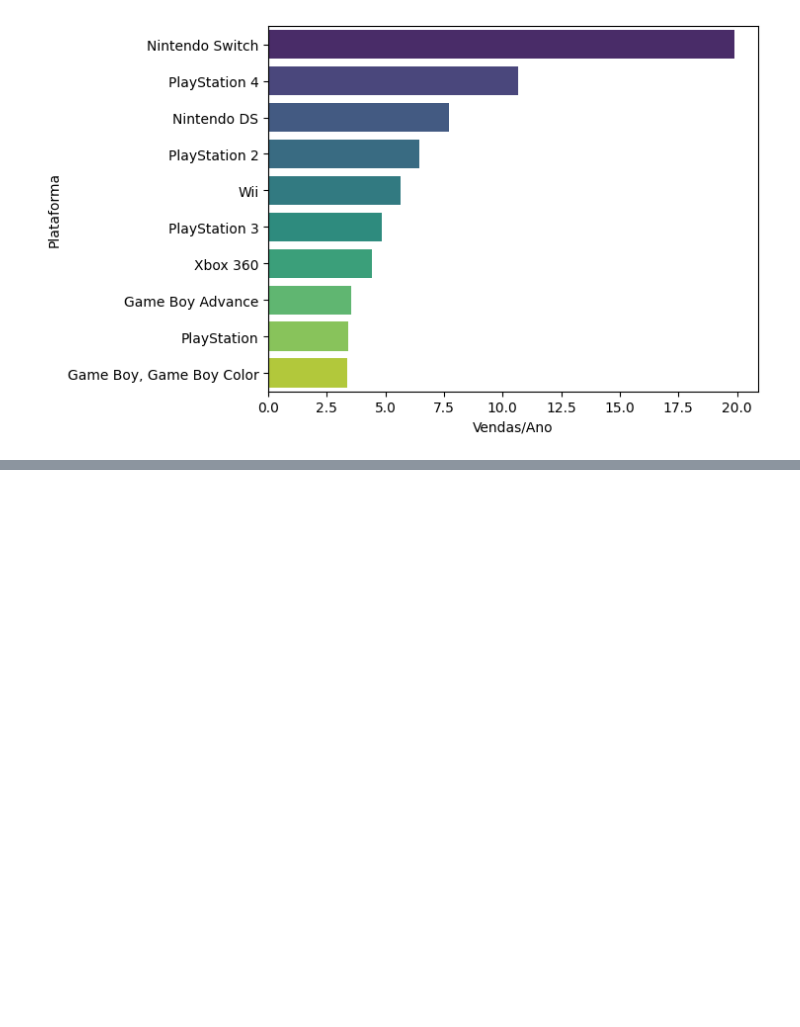
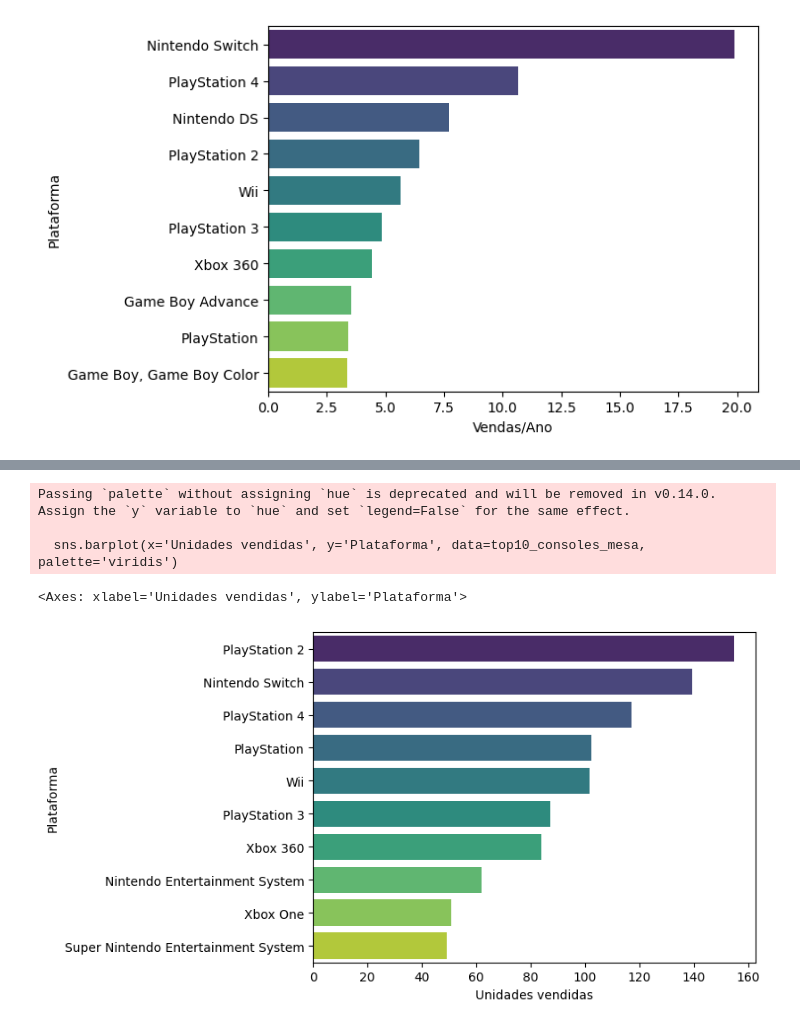
Before and after one commit to LeMorelli-py/Analise-de-dados---Video-games, a Jupyter notebook: main.ipynb, the cells around one changed output, grey strips where cells are left out. Saved outputs shown, nothing was run; the diff lists cells and outputs as text; code cells hidden in the pictures; blank space fills up the shorter version.

Commit message:
Tabelas tratadas e geradas

```diff
--- a/main.ipynb
+++ b/main.ipynb
@@ -54,8 +67,8 @@ tabela_portatil
 | 11 | 12 | WonderSwan | 1,5 milhão | Bandai | 1999 | [h] |
 | 12 | 13 | Atari Lynx | >1 milhão | Atari | 1989 | [j] |
 # %%
-tabela_mesa = df[3]
-tabela_mesa
+tabela_mesa_especial = df[3]
+tabela_mesa_especial
 # %% [output]
 |  | Pos. | Plataforma | Unidades vendidas | Empresa | Lançamento[2] | Ref. |
 | 0 | 1 | Super NES Classic Edition | 5,28 milhões | Nintendo | 2017 | [63] |
@@ -100,0 +118,13 @@ display(tabela)
+# %%
+tabela_mesa['Unidades vendidas'] = tabela_mesa['Unidades vendidas'].str.replace(' milhões', '')
+tabela_mesa['Unidades vendidas'] = tabela_mesa['Unidades vendidas'].str.replace('milhão', '')
+tabela_mesa['Unidades vendidas'] = tabela_mesa['Unidades vendidas'].str.replace('(estimado)', '')
+tabela_mesa['Unidades vendidas'] = tabela_mesa['Unidades vendidas'].str.replace('>', '')
+tabela_mesa['Unidades vendidas'] = tabela_mesa['Unidades vendidas'].str.replace(' ', '')
+tabela_mesa['Unidades vendidas'] = tabela_mesa['Unidades vendidas'].str.replace('–', '.')
+tabela_mesa['Unidades vendidas'] = tabela_mesa['Unidades vendidas'].str.replace(',', '.')
+tabela_mesa['Unidades vendidas'] = tabela_mesa['Unidades vendidas'].str.replace('8082', '81')
+tabela_mesa['Unidades vendidas'] = tabela_mesa['Unidades vendidas'].str.replace('1015', '13')
+tabela_mesa['Unidades vendidas'] = tabela_mesa['Unidades vendidas'].str.replace('1013', '12')
+# %%
+tabela_mesa['Unidades vendidas'] = tabela_mesa['Unidades vendidas'].astype(float)
@@ -381,0 +453,9 @@ Passing `palette` without assigning `hue` is deprecated and will be removed in v
+# %%
+top10_consoles_mesa = tabela_mesa.head(10)
+sns.barplot(x='Unidades vendidas', y='Plataforma', data=top10_consoles_mesa, palette='viridis')
+# %% [output]
+Passing `palette` without assigning `hue` is deprecated and will be removed in v0.14.0. Assign the `y` variable to `hue` and set `legend=False` for the same effect.
+
+  sns.barplot(x='Unidades vendidas', y='Plataforma', data=top10_consoles_mesa, palette='viridis')
+<Axes: xlabel='Unidades vendidas', ylabel='Plataforma'>
+[figure, added]
```
Also changed, not shown: parts of 39 cells of this notebook, 4 other files.
